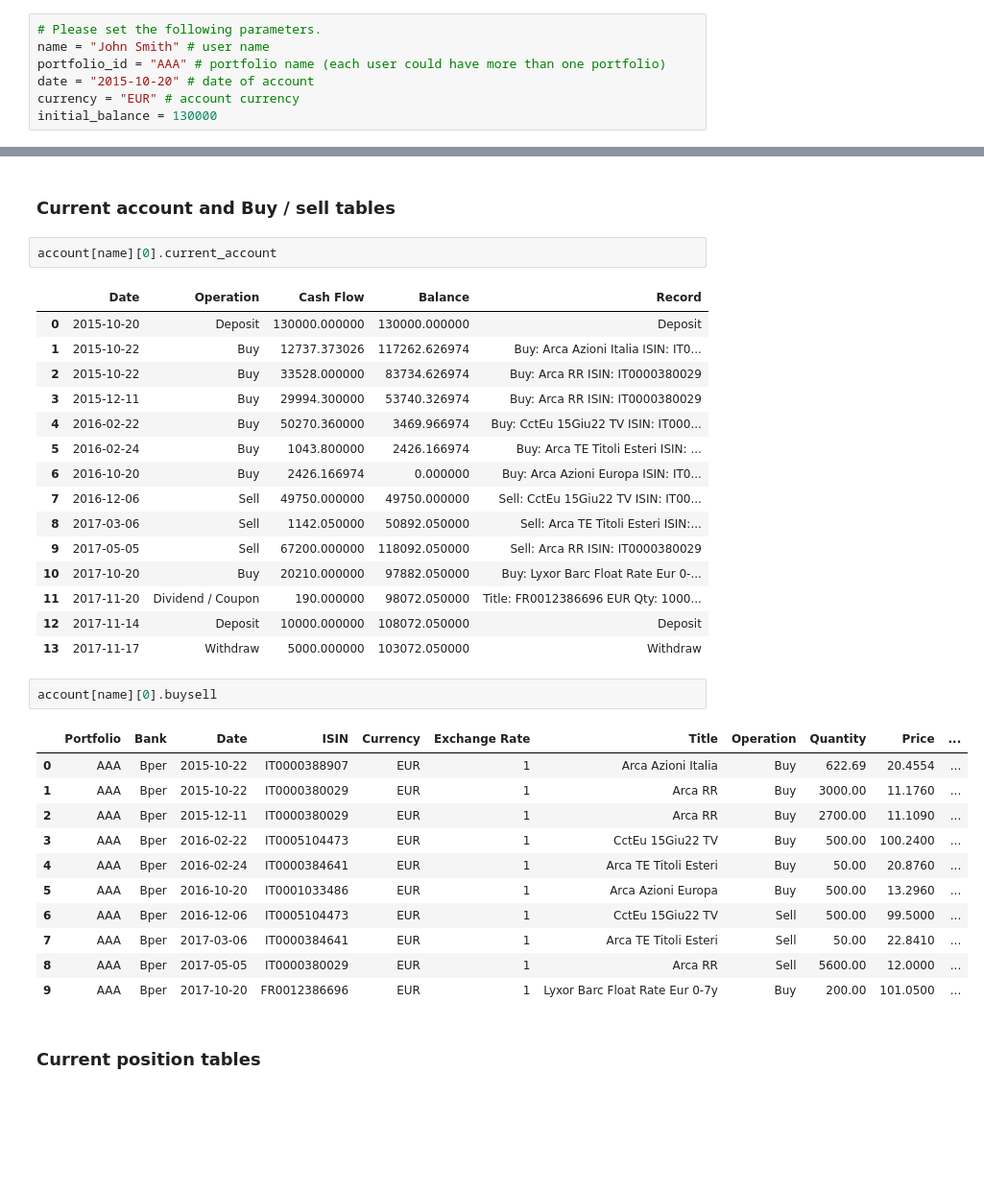
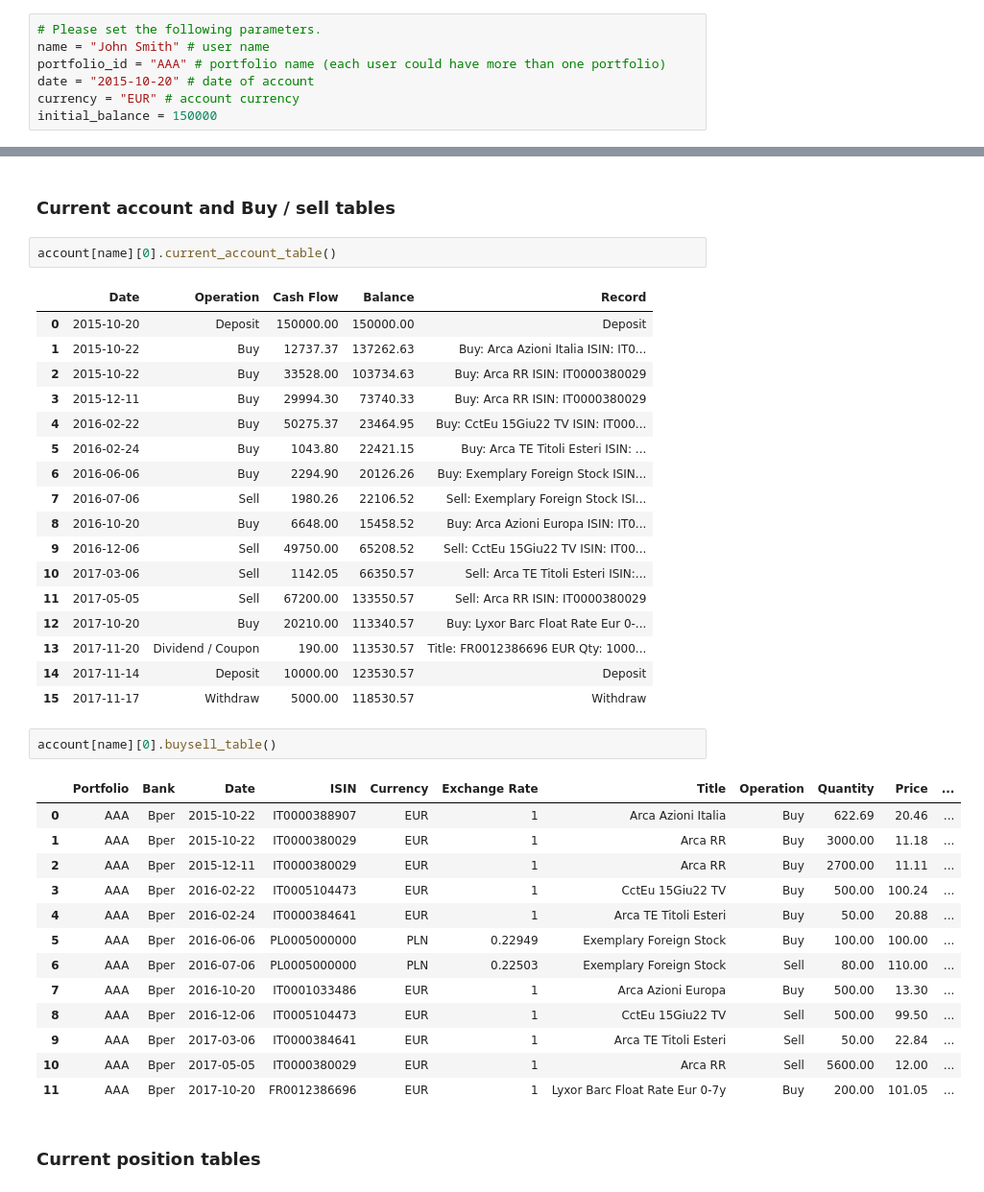
Before and after one commit to alexanderpoplavsky/financial_portfolios, a Jupyter notebook: reporting_demo.ipynb, the cells around one changed output, grey strips where cells are left out. Shown: that part at 96% size. Drawn from its saved outputs; the diff is of its cells as text; blank space fills up the shorter version.

```diff
--- a/reporting_demo.ipynb
+++ b/reporting_demo.ipynb
@@ -20,7 +20,7 @@ name = "John Smith" # user name
 portfolio_id = "AAA" # portfolio name (each user could have more than one portfolio)
 date = "2015-10-20" # date of account
 currency = "EUR" # account currency
-initial_balance = 130000
+initial_balance = 150000
 # %%
 account = {name: [Reporting(date, portfolio_id, initial_balance, currency)]}
 # %% [markdown]
@@ -211,36 +226,40 @@ account[name][0].withdraw("2017-11-17", amount) # withdraw
 # %% [markdown]
 ### Current account and Buy / sell tables
 # %%
-account[name][0].current_account
+account[name][0].current_account_table()
 # %% [output]
 |  | Date | Operation | Cash Flow | Balance | Record |
-| 0 | 2015-10-20 | Deposit | 130000.000000 | 130000.000000 | Deposit |
-| 1 | 2015-10-22 | Buy | 12737.373026 | 117262.626974 | Buy: Arca Azioni Italia ISIN: IT0... |
-| 2 | 2015-10-22 | Buy | 33528.000000 | 83734.626974 | Buy: Arca RR ISIN: IT0000380029 |
-| 3 | 2015-12-11 | Buy | 29994.300000 | 53740.326974 | Buy: Arca RR ISIN: IT0000380029 |
-| 4 | 2016-02-22 | Buy | 50270.360000 | 3469.966974 | Buy: CctEu 15Giu22 TV ISIN: IT000... |
-| 5 | 2016-02-24 | Buy | 1043.800000 | 2426.166974 | Buy: Arca TE Titoli Esteri ISIN: ... |
-| 6 | 2016-10-20 | Buy | 2426.166974 | 0.000000 | Buy: Arca Azioni Europa ISIN: IT0... |
-| 7 | 2016-12-06 | Sell | 49750.000000 | 49750.000000 | Sell: CctEu 15Giu22 TV ISIN: IT00... |
-| 8 | 2017-03-06 | Sell | 1142.050000 | 50892.050000 | Sell: Arca TE Titoli Esteri ISIN:... |
-| 9 | 2017-05-05 | Sell | 67200.000000 | 118092.050000 | Sell: Arca RR ISIN: IT0000380029 |
-| 10 | 2017-10-20 | Buy | 20210.000000 | 97882.050000 | Buy: Lyxor Barc Float Rate Eur 0-... |
-| 11 | 2017-11-20 | Dividend / Coupon | 190.000000 | 98072.050000 | Title: FR0012386696 EUR Qty: 1000... |
-| 12 | 2017-11-14 | Deposit | 10000.000000 | 108072.050000 | Deposit |
-| 13 | 2017-11-17 | Withdraw | 5000.000000 | 103072.050000 | Withdraw |
+| 0 | 2015-10-20 | Deposit | 150000.00 | 150000.00 | Deposit |
+| 1 | 2015-10-22 | Buy | 12737.37 | 137262.63 | Buy: Arca Azioni Italia ISIN: IT0... |
+| 2 | 2015-10-22 | Buy | 33528.00 | 103734.63 | Buy: Arca RR ISIN: IT0000380029 |
+| 3 | 2015-12-11 | Buy | 29994.30 | 73740.33 | Buy: Arca RR ISIN: IT0000380029 |
+| 4 | 2016-02-22 | Buy | 50275.37 | 23464.95 | Buy: CctEu 15Giu22 TV ISIN: IT000... |
+| 5 | 2016-02-24 | Buy | 1043.80 | 22421.15 | Buy: Arca TE Titoli Esteri ISIN: ... |
+| 6 | 2016-06-06 | Buy | 2294.90 | 20126.26 | Buy: Exemplary Foreign Stock ISIN... |
+| 7 | 2016-07-06 | Sell | 1980.26 | 22106.52 | Sell: Exemplary Foreign Stock ISI... |
+| 8 | 2016-10-20 | Buy | 6648.00 | 15458.52 | Buy: Arca Azioni Europa ISIN: IT0... |
+| 9 | 2016-12-06 | Sell | 49750.00 | 65208.52 | Sell: CctEu 15Giu22 TV ISIN: IT00... |
+| 10 | 2017-03-06 | Sell | 1142.05 | 66350.57 | Sell: Arca TE Titoli Esteri ISIN:... |
+| 11 | 2017-05-05 | Sell | 67200.00 | 133550.57 | Sell: Arca RR ISIN: IT0000380029 |
+| 12 | 2017-10-20 | Buy | 20210.00 | 113340.57 | Buy: Lyxor Barc Float Rate Eur 0-... |
+| 13 | 2017-11-20 | Dividend / Coupon | 190.00 | 113530.57 | Title: FR0012386696 EUR Qty: 1000... |
+| 14 | 2017-11-14 | Deposit | 10000.00 | 123530.57 | Deposit |
+| 15 | 2017-11-17 | Withdraw | 5000.00 | 118530.57 | Withdraw |
 # %%
-account[name][0].buysell
+account[name][0].buysell_table()
 # %% [output]
 |  | Portfolio | Bank | Date | ISIN | Currency | Exchange Rate | Title | Operation | Quantity | Price | ... |
-| 0 | AAA | Bper | 2015-10-22 | IT0000388907 | EUR | 1 | Arca Azioni Italia | Buy | 622.69 | 20.4554 | ... |
-| 1 | AAA | Bper | 2015-10-22 | IT0000380029 | EUR | 1 | Arca RR | Buy | 3000.00 | 11.1760 | ... |
-| 2 | AAA | Bper | 2015-12-11 | IT0000380029 | EUR | 1 | Arca RR | Buy | 2700.00 | 11.1090 | ... |
-| 3 | AAA | Bper | 2016-02-22 | IT0005104473 | EUR | 1 | CctEu 15Giu22 TV | Buy | 500.00 | 100.2400 | ... |
-| 4 | AAA | Bper | 2016-02-24 | IT0000384641 | EUR | 1 | Arca TE Titoli Esteri | Buy | 50.00 | 20.8760 | ... |
-| 5 | AAA | Bper | 2016-10-20 | IT0001033486 | EUR | 1 | Arca Azioni Europa | Buy | 500.00 | 13.2960 | ... |
-| 6 | AAA | Bper | 2016-12-06 | IT0005104473 | EUR | 1 | CctEu 15Giu22 TV | Sell | 500.00 | 99.5000 | ... |
-| 7 | AAA | Bper | 2017-03-06 | IT0000384641 | EUR | 1 | Arca TE Titoli Esteri | Sell | 50.00 | 22.8410 | ... |
-| 8 | AAA | Bper | 2017-05-05 | IT0000380029 | EUR | 1 | Arca RR | Sell | 5600.00 | 12.0000 | ... |
-| 9 | AAA | Bper | 2017-10-20 | FR0012386696 | EUR | 1 | Lyxor Barc Float Rate Eur 0-7y | Buy | 200.00 | 101.0500 | ... |
+| 0 | AAA | Bper | 2015-10-22 | IT0000388907 | EUR | 1 | Arca Azioni Italia | Buy | 622.69 | 20.46 | ... |
+| 1 | AAA | Bper | 2015-10-22 | IT0000380029 | EUR | 1 | Arca RR | Buy | 3000.00 | 11.18 | ... |
+| 2 | AAA | Bper | 2015-12-11 | IT0000380029 | EUR | 1 | Arca RR | Buy | 2700.00 | 11.11 | ... |
+| 3 | AAA | Bper | 2016-02-22 | IT0005104473 | EUR | 1 | CctEu 15Giu22 TV | Buy | 500.00 | 100.24 | ... |
+| 4 | AAA | Bper | 2016-02-24 | IT0000384641 | EUR | 1 | Arca TE Titoli Esteri | Buy | 50.00 | 20.88 | ... |
+| 5 | AAA | Bper | 2016-06-06 | PL0005000000 | PLN | 0.22949 | Exemplary Foreign Stock | Buy | 100.00 | 100.00 | ... |
+| 6 | AAA | Bper | 2016-07-06 | PL0005000000 | PLN | 0.22503 | Exemplary Foreign Stock | Sell | 80.00 | 110.00 | ... |
+| 7 | AAA | Bper | 2016-10-20 | IT0001033486 | EUR | 1 | Arca Azioni Europa | Buy | 500.00 | 13.30 | ... |
+| 8 | AAA | Bper | 2016-12-06 | IT0005104473 | EUR | 1 | CctEu 15Giu22 TV | Sell | 500.00 | 99.50 | ... |
+| 9 | AAA | Bper | 2017-03-06 | IT0000384641 | EUR | 1 | Arca TE Titoli Esteri | Sell | 50.00 | 22.84 | ... |
+| 10 | AAA | Bper | 2017-05-05 | IT0000380029 | EUR | 1 | Arca RR | Sell | 5600.00 | 12.00 | ... |
+| 11 | AAA | Bper | 2017-10-20 | FR0012386696 | EUR | 1 | Lyxor Barc Float Rate Eur 0-7y | Buy | 200.00 | 101.05 | ... |
 # %% [markdown]
 ### Current position tables
```
Also changed, not shown: parts of 22 cells of this notebook, 2 other files.
